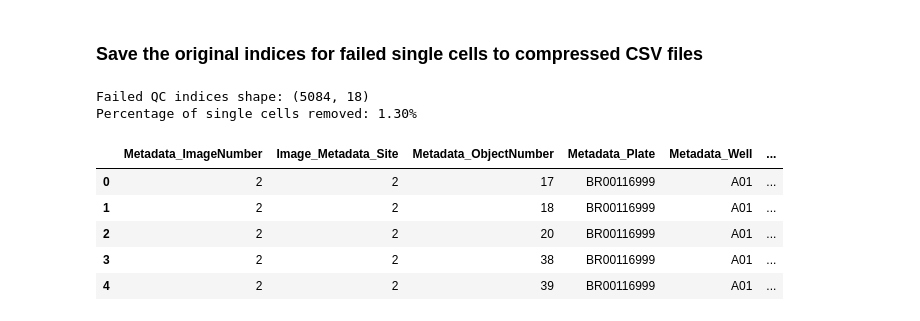
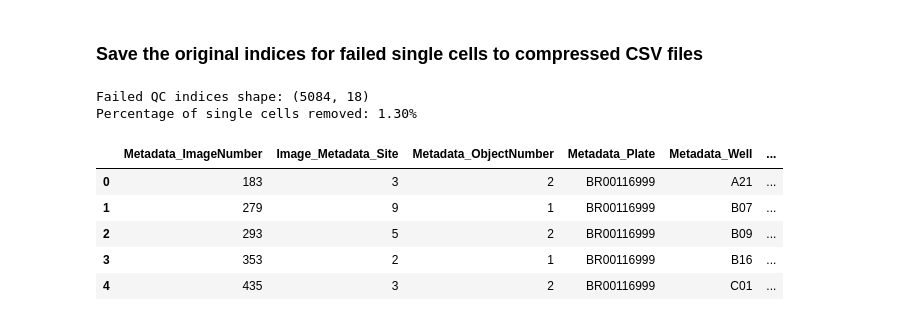
Before and after one commit to WayScience/JUMP-single-cell, a Jupyter notebook: 1.process_data/single_cell_qc.ipynb, the cells around one changed output. Cells and saved outputs as stored; diff of their text form; code cells hidden in the pictures.

```diff
--- a/1.process_data/single_cell_qc.ipynb
+++ b/1.process_data/single_cell_qc.ipynb
@@ -265,35 +265,38 @@ poor_qc_indices = poor_qc_indices.reset_index(drop=True)  # Reset index
 poor_qc_indices["cqc.compactness_outlier"] = True
 
 # Merge both outlier dataframes on metadata columns and original_index
 failed_qc_indices = failed_qc_indices.merge(
     poor_qc_indices,
     on=[*metadata_cols, "original_index"],
     how="outer"
 )
 
 # Fill missing values with False (ensuring only detected outliers are True)
 failed_qc_indices[["cqc.formfactor_displacement_outlier", "cqc.compactness_outlier"]] = (
     failed_qc_indices[["cqc.formfactor_displacement_outlier", "cqc.compactness_outlier"]]
     .fillna(False)
 )
 
 # Calculate percentage removed
 num_outliers = failed_qc_indices["original_index"].nunique()
 total_cells = len(df_merged_single_cells)
 percentage_removed = (num_outliers / total_cells) * 100
 
+# Sort by original index to maintain consistent order
+failed_qc_indices = failed_qc_indices.sort_values(by="original_index").reset_index(drop=True)
+
 # Save the indices for failed single-cells as a compressed CSV file
 failed_qc_indices.to_csv(Path(f"{qc_results_dir}/{plate_id}_failed_qc_indices.csv.gz"), compression="gzip")  # noqa: E501
 
 print(f"Failed QC indices shape: {failed_qc_indices.shape}")
 print(f"Percentage of single cells removed: {percentage_removed:.2f}%")
 failed_qc_indices.head()
 # %% [output]
 Failed QC indices shape: (5084, 18)
 Percentage of single cells removed: 1.30%
 |  | Metadata_ImageNumber | Image_Metadata_Site | Metadata_ObjectNumber | Metadata_Plate | Metadata_Well | ... |
-| 0 | 2 | 2 | 17 | BR00116999 | A01 | ... |
-| 1 | 2 | 2 | 18 | BR00116999 | A01 | ... |
-| 2 | 2 | 2 | 20 | BR00116999 | A01 | ... |
-| 3 | 2 | 2 | 38 | BR00116999 | A01 | ... |
-| 4 | 2 | 2 | 39 | BR00116999 | A01 | ... |
+| 0 | 183 | 3 | 2 | BR00116999 | A21 | ... |
+| 1 | 279 | 9 | 1 | BR00116999 | B07 | ... |
+| 2 | 293 | 5 | 2 | BR00116999 | B09 | ... |
+| 3 | 353 | 2 | 1 | BR00116999 | B16 | ... |
+| 4 | 435 | 3 | 2 | BR00116999 | C01 | ... |
```
Also changed, not shown: parts of 2 cells of this notebook, 52 other files.
